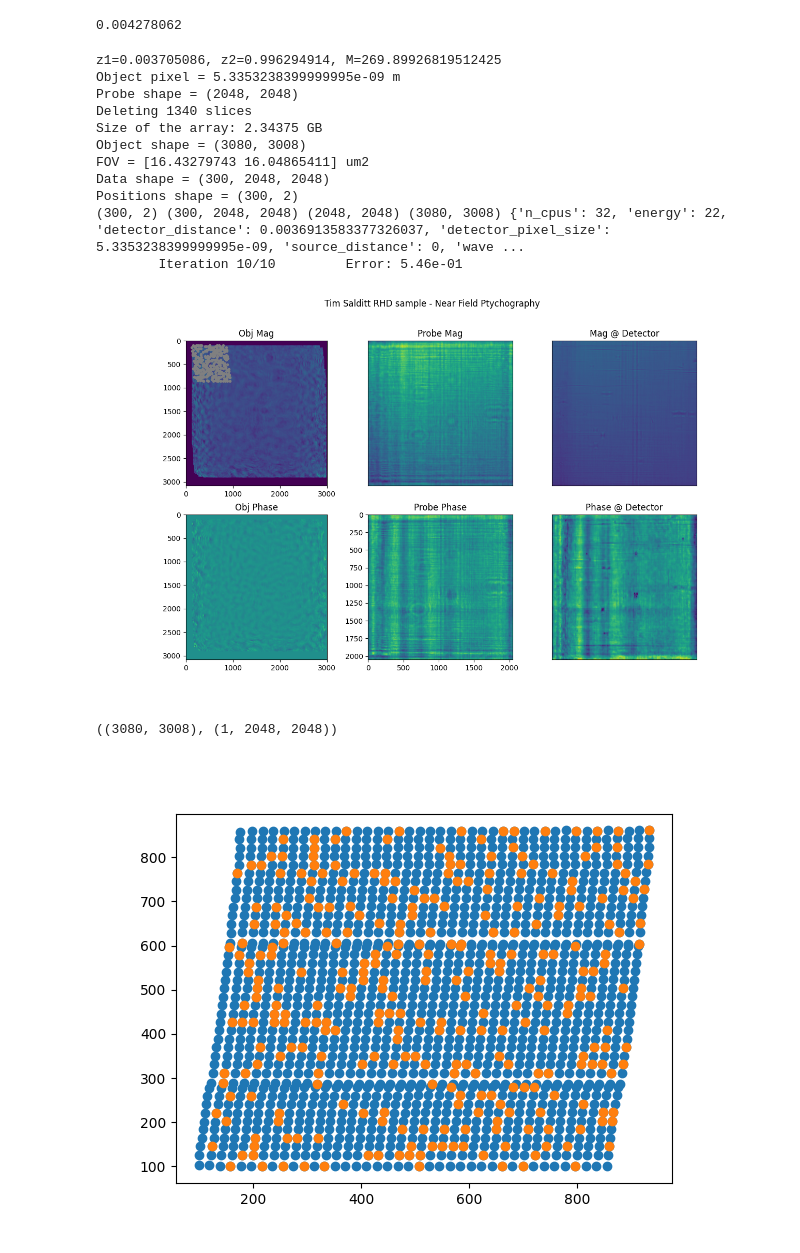
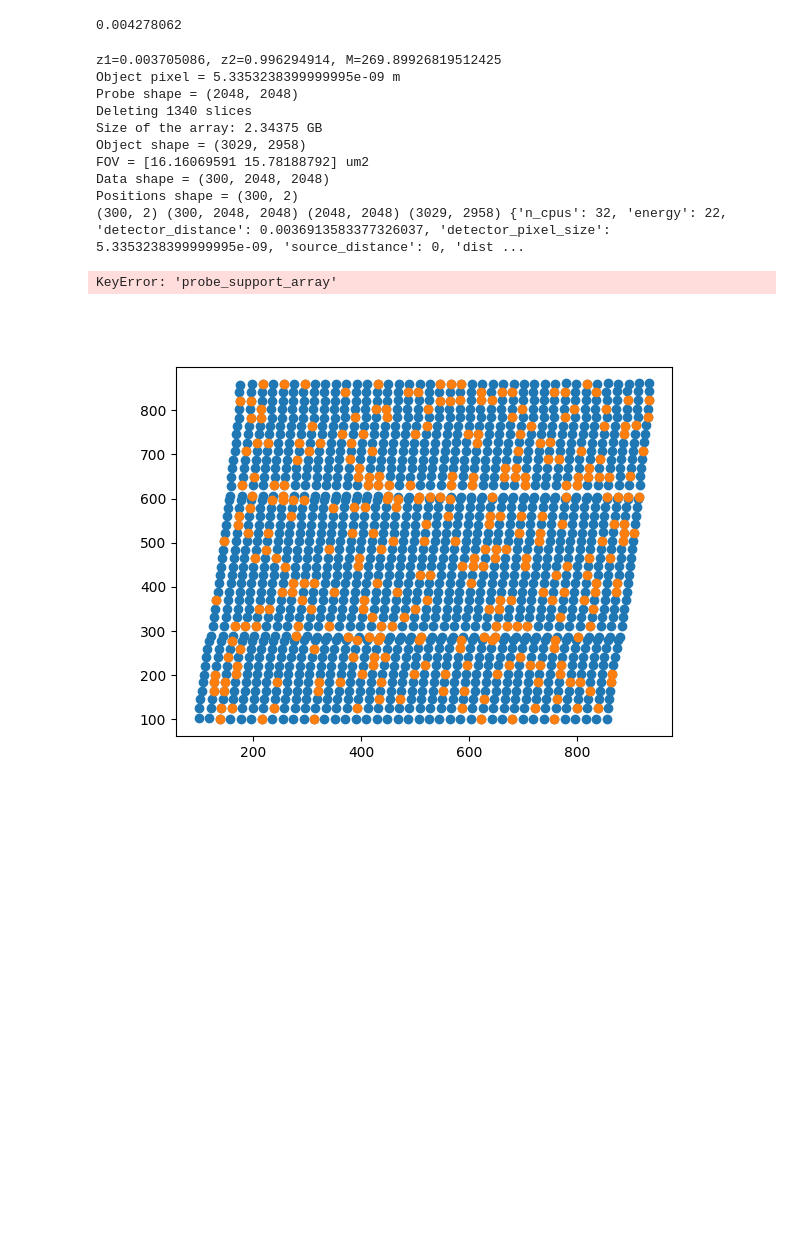
Before and after one commit to cnpem/ssc-cdi, a Jupyter notebook: sscCdi/ptycho/dev/fresnel_ptycho_RAAR_RHD_Salditt.ipynb, the cells around one changed output. Cells and saved outputs as stored; diff of their text form; code cells hidden in the pictures; blank space fills up the shorter version.

```diff
--- a/sscCdi/ptycho/dev/fresnel_ptycho_RAAR_RHD_Salditt.ipynb
+++ b/sscCdi/ptycho/dev/fresnel_ptycho_RAAR_RHD_Salditt.ipynb
@@ -45,6 +45,7 @@ inputs = {
 "detector_distance": z2/M, # meter
 "detector_pixel_size": 1.44e-6/M,
 "source_distance": 0, # should be 0 if parallel beam
+"distance_sample_focus": 0,
 }
 
 wavelength = c_speed * planck / inputs["energy"]
@@ -95,7 +96,8 @@ size_in_bytes = DPs.nbytes # Get the size of the array in bytes
 size_in_gb = size_in_bytes / (1024**3) # Convert the size to gigabytes
 print("Size of the array:", size_in_gb, "GB")
 
-inputs = sscCdi.set_object_shape(inputs, DPs.shape, positions)
+object_padding = 50
+inputs["object_shape"] = sscCdi.set_object_shape(object_padding, DPs.shape, positions)
 # inputs["object_shape"] = (inputs["object_shape"][1],inputs["object_shape"][0])
 print(f'Object shape = {inputs["object_shape"]}')
 print(f'FOV = {np.asarray(inputs["object_shape"])*inputs["object_pixel"]*1e6} um2')
@@ -123,40 +125,38 @@ RAAR_obj, RAAR_probes, _ = sscCdi.ptycho.raar.RAAR_multiprobe_cupy(DPs,positions
 propagated_probe = sscCdi.fresnel_propagator_cone_beam(RAAR_probes[0],inputs["wavelength"],inputs["detector_pixel_size"],inputs["detector_distance"],inputs["source_distance"])
 
 fig, ax = plt.subplots(2,3,figsize=(13,8),dpi=100)
 ax[0,0].imshow(np.abs(RAAR_obj)), ax[0,0].set_title('Obj Mag')
 ax[0,0].plot(positions[:,0],positions[:,1],'.',color='gray')
 ax[1,0].imshow(np.angle(RAAR_obj)), ax[1,0].set_title('Obj Phase')
 ax[0,1].imshow(np.abs(RAAR_probes[0])), ax[0,1].set_title('Probe Mag')
 ax[1,1].imshow(np.angle(RAAR_probes[0])), ax[1,1].set_title('Probe Phase')
 ax[0,2].imshow(np.abs(propagated_probe)), ax[0,2].set_title('Mag @ Detector')
 mean = np.mean(np.angle(propagated_probe))
 std=np.std(np.angle(propagated_probe))
 ax[1,2].imshow(np.angle(propagated_probe),vmin=mean-4*std,vmax=mean+4*std), ax[1,2].set_title('Phase @ Detector')
 
 fig.suptitle('Tim Salditt RHD sample - Near Field Ptychography')
 
 for i, ax in enumerate(ax.ravel()):
     if i==3 or i==0 or i ==4: continue
     ax.set_xticks([])
     ax.set_yticks([])
 
 plt.show()
 RAAR_obj.shape, RAAR_probes.shape
 # %% [output]
 z1=0.003705086, z2=0.996294914, M=269.89926819512425
 Object pixel = 5.3353238399999995e-09 m
 Probe shape = (2048, 2048)
 Deleting 1340 slices
 Size of the array: 2.34375 GB
-Object shape = (3080, 3008)
-FOV = [16.43279743 16.04865411] um2
+Object shape = (3029, 2958)
+FOV = [16.16069591 15.78188792] um2
 Data shape = (300, 2048, 2048)
 Positions shape = (300, 2)
-(300, 2) (300, 2048, 2048) (2048, 2048) (3080, 3008) {'n_cpus': 32, 'energy': 22, 'detector_distance': 0.0036913583377326037, 'detector_pixel_size': 5.3353238399999995e-09, 'source_distance': 0, 'wave ...
-        Iteration 10/10         Error: 5.46e-01
+(300, 2) (300, 2048, 2048) (2048, 2048) (3029, 2958) {'n_cpus': 32, 'energy': 22, 'detector_distance': 0.0036913583377326037, 'detector_pixel_size': 5.3353238399999995e-09, 'source_distance': 0, 'dist ...
+KeyError: 'probe_support_array'
-[figure, old version]
+[figure, new version]
-((3080, 3008), (1, 2048, 2048))
-[figure, removed]
 # %%
 fig, ax = plt.subplots(2,3,figsize=(13,8),dpi=100)
 ax[0,0].imshow(np.abs(RAAR_obj)), ax[0,0].set_title('Obj Mag')
```
Also changed, not shown: parts of 3 cells of this notebook, 3 other files.
